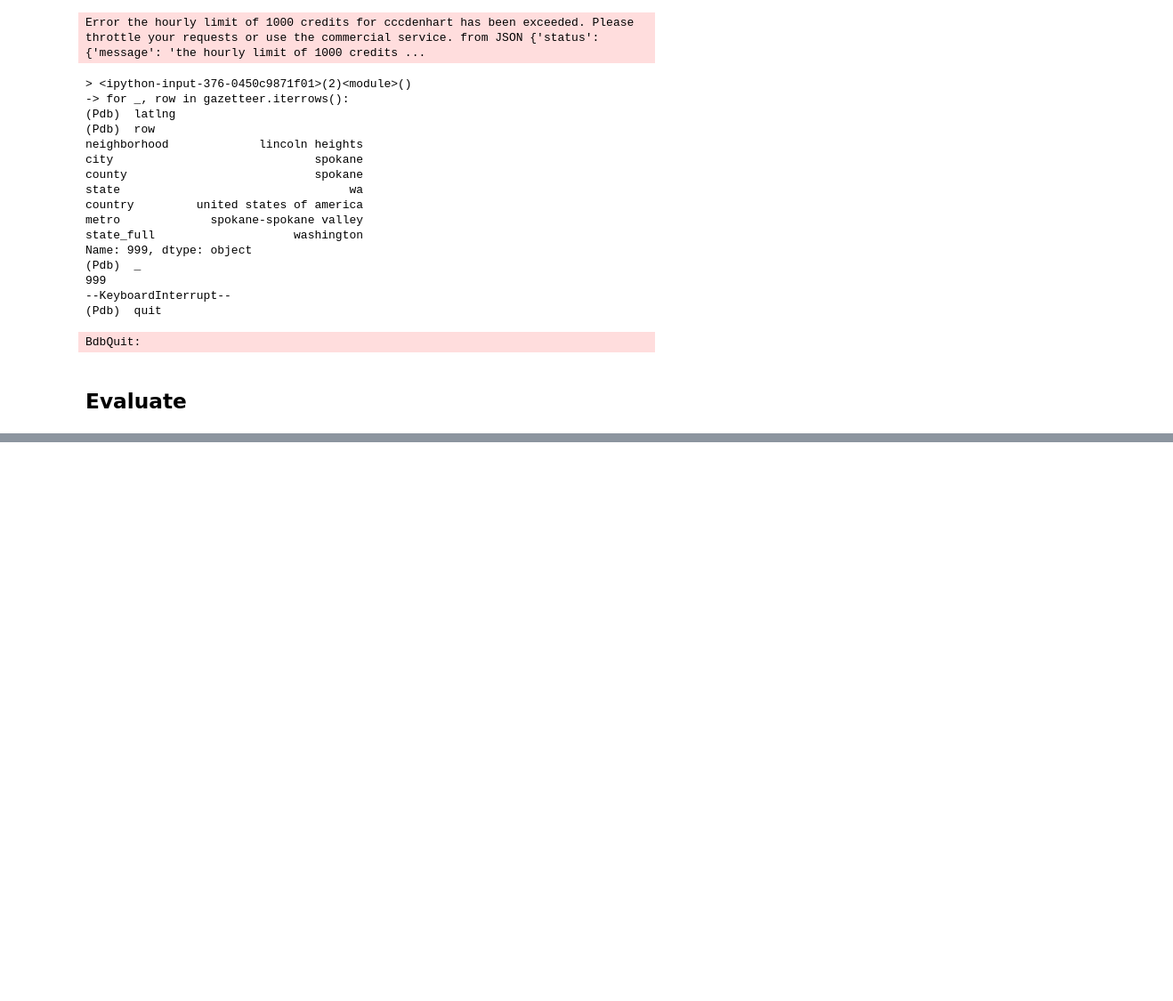
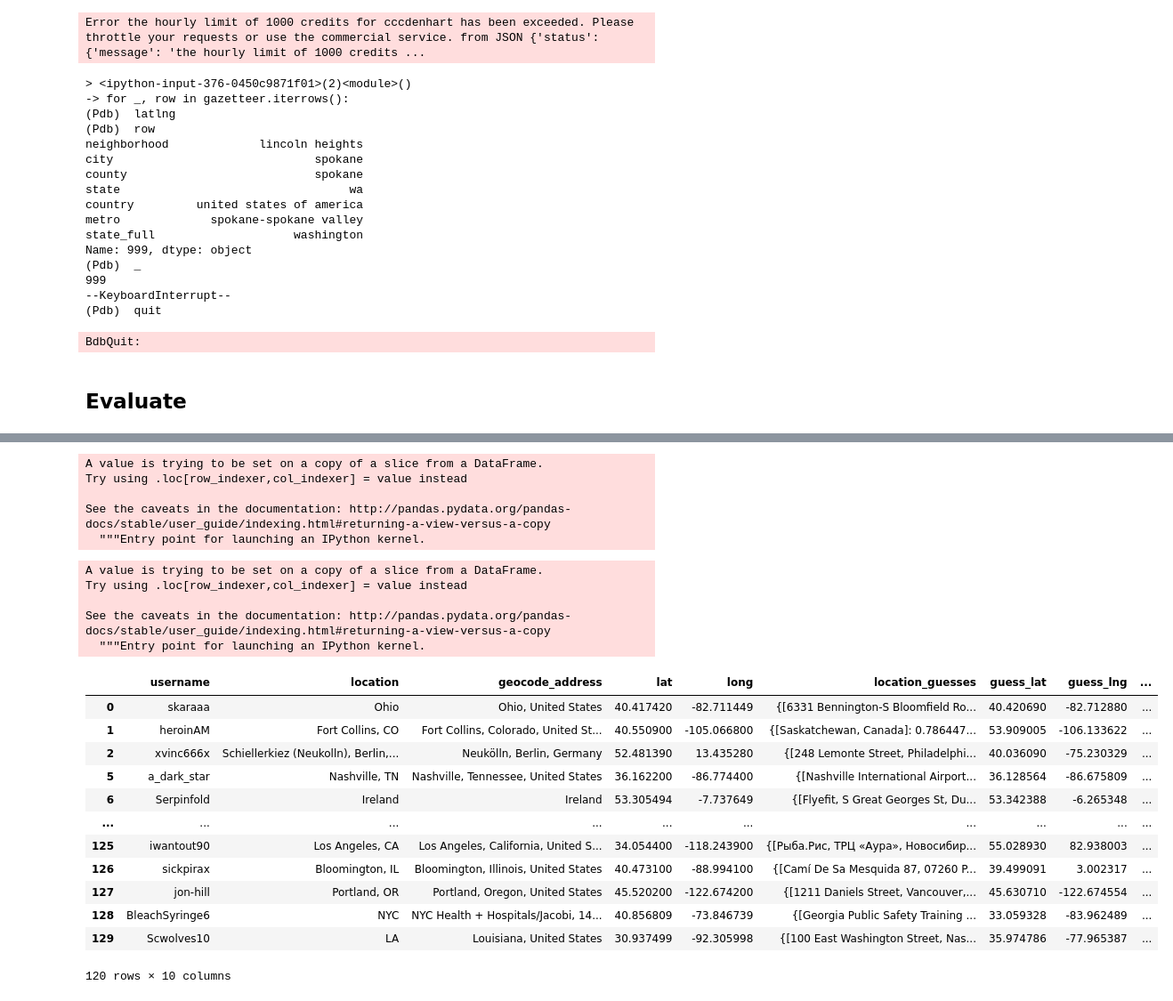
Before and after one commit to akilby/drug_pricing, a Jupyter notebook: notebooks/location-inference-clustering.ipynb, the cells around one changed output, grey strips where cells are left out. Shown at 89% size. Cells and saved outputs as stored; diff of their text form; code cells hidden in the pictures; blank space fills up the shorter version.

```diff
--- a/notebooks/location-inference-clustering.ipynb
+++ b/notebooks/location-inference-clustering.ipynb
@@ -265,0 +251,5 @@ See the caveats in the documentation: http://pandas.pydata.org/pandas-docs/stabl
+# %%
+real_lat_lng = results_df.loc[:, ["lat", "long"]].values
+guess_lat_lng = results_df.loc[:, ["guess_lat", "guess_lng"]].values
+# %%
+distances = [distance.distance(r, g).miles for r, g in zip(real_lat_lng, guess_lat_lng)]
@@ -265,0 +258,32 @@ See the caveats in the documentation: http://pandas.pydata.org/pandas-docs/stabl
+# %%
+results_df["guess_distance"] = distances
+# %% [output]
+A value is trying to be set on a copy of a slice from a DataFrame.
+Try using .loc[row_indexer,col_indexer] = value instead
+
+See the caveats in the documentation: http://pandas.pydata.org/pandas-docs/stable/user_guide/indexing.html#returning-a-view-versus-a-copy
+  """Entry point for launching an IPython kernel.
+# %%
+results_df["best_guess"] = results_df["location_guesses"].apply(lambda x: max(x, key=x.get).address)
+# %% [output]
+A value is trying to be set on a copy of a slice from a DataFrame.
+Try using .loc[row_indexer,col_indexer] = value instead
+
+See the caveats in the documentation: http://pandas.pydata.org/pandas-docs/stable/user_guide/indexing.html#returning-a-view-versus-a-copy
+  """Entry point for launching an IPython kernel.
+# %%
+results_df
+# %% [output]
+|  | username | location | geocode_address | lat | long | location_guesses | guess_lat | guess_lng | ... |
+| 0 | skaraaa | Ohio | Ohio, United States | 40.417420 | -82.711449 | {[6331 Bennington-S Bloomfield Ro... | 40.420690 | -82.712880 | ... |
+| 1 | heroinAM | Fort Collins, CO | Fort Collins, Colorado, United St... | 40.550900 | -105.066800 | {[Saskatchewan, Canada]: 0.786447... | 53.909005 | -106.133622 | ... |
+| 2 | xvinc666x | Schiellerkiez (Neukolln), Berlin,... | Neukölln, Berlin, Germany | 52.481390 | 13.435280 | {[248 Lemonte Street, Philadelphi... | 40.036090 | -75.230329 | ... |
+| 5 | a_dark_star | Nashville, TN | Nashville, Tennessee, United States | 36.162200 | -86.774400 | {[Nashville International Airport... | 36.128564 | -86.675809 | ... |
+| 6 | Serpinfold | Ireland | Ireland | 53.305494 | -7.737649 | {[Flyefit, S Great Georges St, Du... | 53.342388 | -6.265348 | ... |
+| ... | ... | ... | ... | ... | ... | ... | ... | ... | ... |
+| 125 | iwantout90 | Los Angeles, CA | Los Angeles, California, United S... | 34.054400 | -118.243900 | {[Рыба.Рис, ТРЦ «Аура», Новосибир... | 55.028930 | 82.938003 | ... |
+| 126 | sickpirax | Bloomington, IL | Bloomington, Illinois, United States | 40.473100 | -88.994100 | {[Camí De Sa Mesquida 87, 07260 P... | 39.499091 | 3.002317 | ... |
+| 127 | jon-hill | Portland, OR | Portland, Oregon, United States | 45.520200 | -122.674200 | {[1211 Daniels Street, Vancouver,... | 45.630710 | -122.674554 | ... |
+| 128 | BleachSyringe6 | NYC | NYC Health + Hospitals/Jacobi, 14... | 40.856809 | -73.846739 | {[Georgia Public Safety Training ... | 33.059328 | -83.962489 | ... |
+| 129 | Scwolves10 | LA | Louisiana, United States | 30.937499 | -92.305998 | {[100 East Washington Street, Nas... | 35.974786 | -77.965387 | ... |
+120 rows × 10 columns
```
Also changed, not shown: parts of 21 cells of this notebook, 3 other files.
